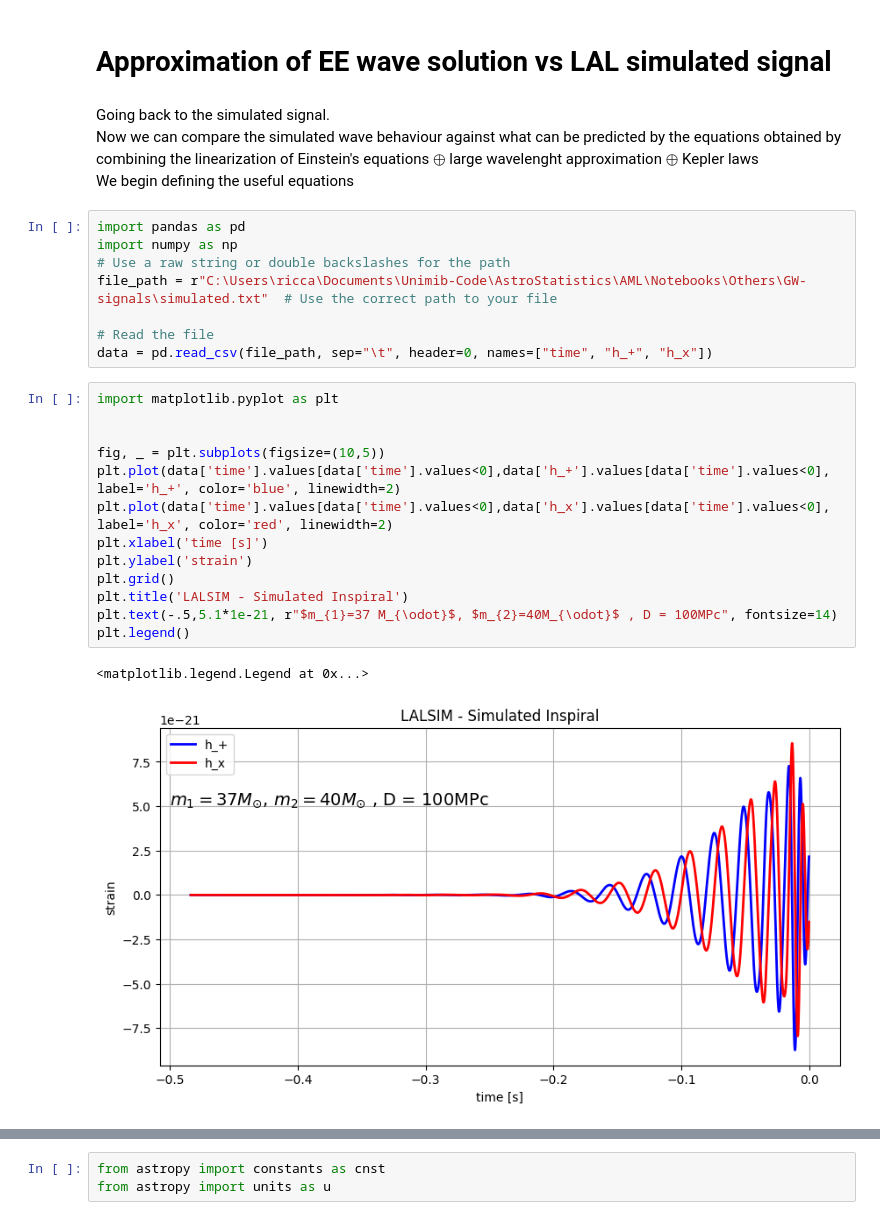
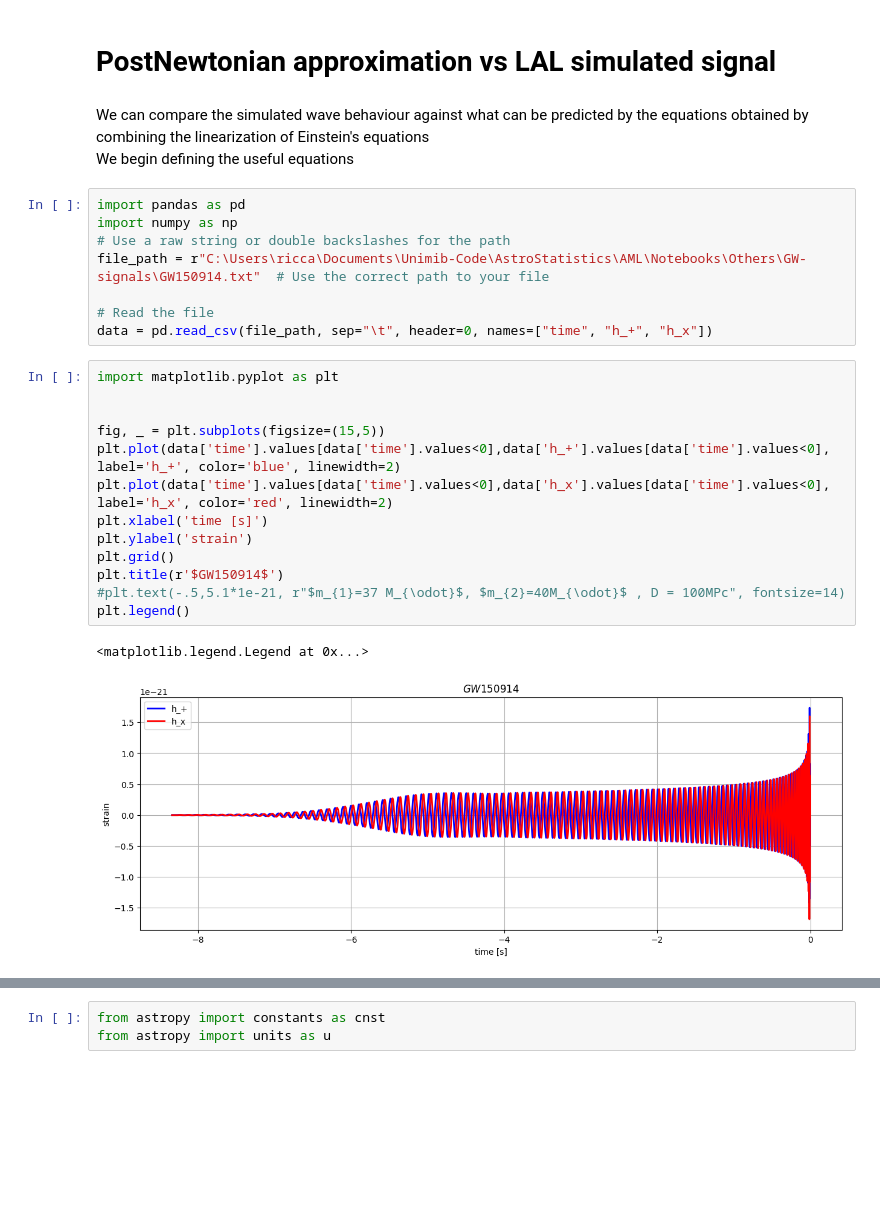
Before and after one commit to Richardforphys/AstroStatistics, a Jupyter notebook: AML/Notebooks/Others/approx_vs_sim.ipynb, the cells around one changed output, grey strips where cells are left out. Saved outputs shown, nothing was run; the diff lists cells and outputs as text; blank space fills up the shorter version.

Commit message:
Signals now are similar

```diff
--- a/AML/Notebooks/Others/approx_vs_sim.ipynb
+++ b/AML/Notebooks/Others/approx_vs_sim.ipynb
@@ -1,30 +1,29 @@
 # %% [markdown]
-# Approximation of EE wave solution vs LAL simulated signal
+# PostNewtonian approximation vs LAL simulated signal
 # %% [markdown]
-Going back to the simulated signal.\
-Now we can compare the simulated wave behaviour against what can be predicted by the equations obtained by combining the linearization of Einstein's equations $\oplus$ large wavelenght approximation $\oplus$ Kepler laws\
+We can compare the simulated wave behaviour against what can be predicted by the equations obtained by combining the linearization of Einstein's equations\
 We begin defining the useful equations
 # %%
 import pandas as pd
 import numpy as np
 # Use a raw string or double backslashes for the path
-file_path = r"C:\Users\ricca\Documents\Unimib-Code\AstroStatistics\AML\Notebooks\Others\GW-signals\simulated.txt"  # Use the correct path to your file
+file_path = r"C:\Users\ricca\Documents\Unimib-Code\AstroStatistics\AML\Notebooks\Others\GW-signals\GW150914.txt"  # Use the correct path to your file
 
 # Read the file
 data = pd.read_csv(file_path, sep="\t", header=0, names=["time", "h_+", "h_x"])
 # %%
 import matplotlib.pyplot as plt
 
 
-fig, _ = plt.subplots(figsize=(10,5))
+fig, _ = plt.subplots(figsize=(15,5))
 plt.plot(data['time'].values[data['time'].values<0],data['h_+'].values[data['time'].values<0], label='h_+', color='blue', linewidth=2)
 plt.plot(data['time'].values[data['time'].values<0],data['h_x'].values[data['time'].values<0], label='h_x', color='red', linewidth=2)
 plt.xlabel('time [s]')
 plt.ylabel('strain')
 plt.grid()
-plt.title('LALSIM - Simulated Inspiral')
-plt.text(-.5,5.1*1e-21, r"$m_{1}=37 M_{\odot}$, $m_{2}=40M_{\odot}$ , D = 100MPc", fontsize=14)
+plt.title(r'$GW150914$')
+#plt.text(-.5,5.1*1e-21, r"$m_{1}=37 M_{\odot}$, $m_{2}=40M_{\odot}$ , D = 100MPc", fontsize=14)
 plt.legend()
 # %% [output]
 <matplotlib.legend.Legend at 0x...>
-[figure, old version]
+[figure, new version]
```
Also changed, not shown: parts of 21 cells of this notebook, 1 other file.
